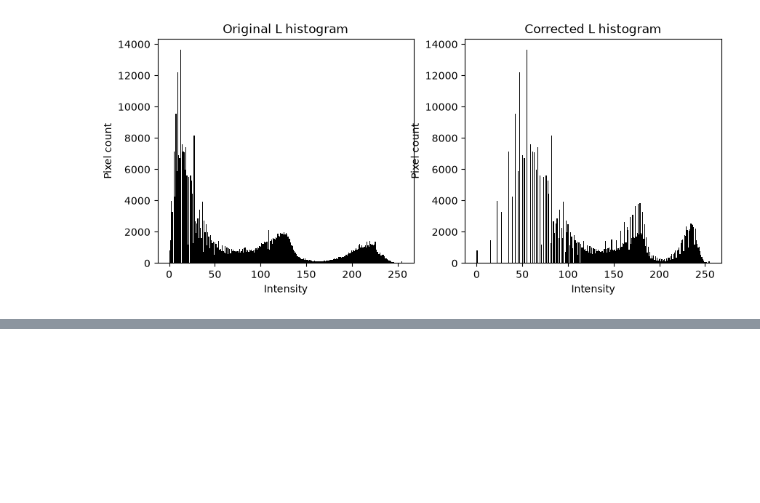
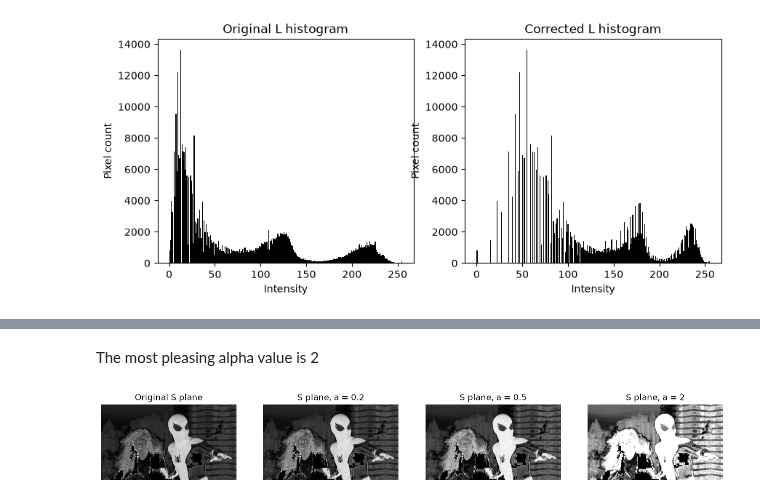
Before and after one commit to Upani-Gunathunga/EN3160-Assignment-01, a Jupyter notebook: 230218G_a01.ipynb, the cells around one changed output, grey strips where cells are left out. Saved outputs shown, nothing was run; the diff lists cells and outputs as text; code cells hidden in the pictures; blank space fills up the shorter version.

```diff
--- a/230218G_a01.ipynb
+++ b/230218G_a01.ipynb
@@ -183,0 +232,17 @@ plt.show()
+# %% [markdown]
+The most pleasing alpha value is 2
+# %%
+#lets isolate the saturation plane and show the effect of boosting saturation on it alone, without the hue and value planes
+
+fig_sat_only, axis_sat_only = plt.subplots(1, 4, figsize=(16, 4))
+axis_sat_only[0].imshow(sat_plane, cmap="gray")
+axis_sat_only[0].set_title("Original S plane")
+axis_sat_only[0].axis("off")
+for slot, alpha_pick in zip(range(1, 4), alpha_trials):
+    sat_preview = boost_saturation(sat_plane, alpha_pick)
+    axis_sat_only[slot].imshow(sat_preview, cmap="gray")
+    axis_sat_only[slot].set_title(f"S plane, a = {alpha_pick}")
+    axis_sat_only[slot].axis("off")
+plt.show()
+# %% [output]
+[figure, added]
```
Also changed, not shown: parts of 3 cells of this notebook.
